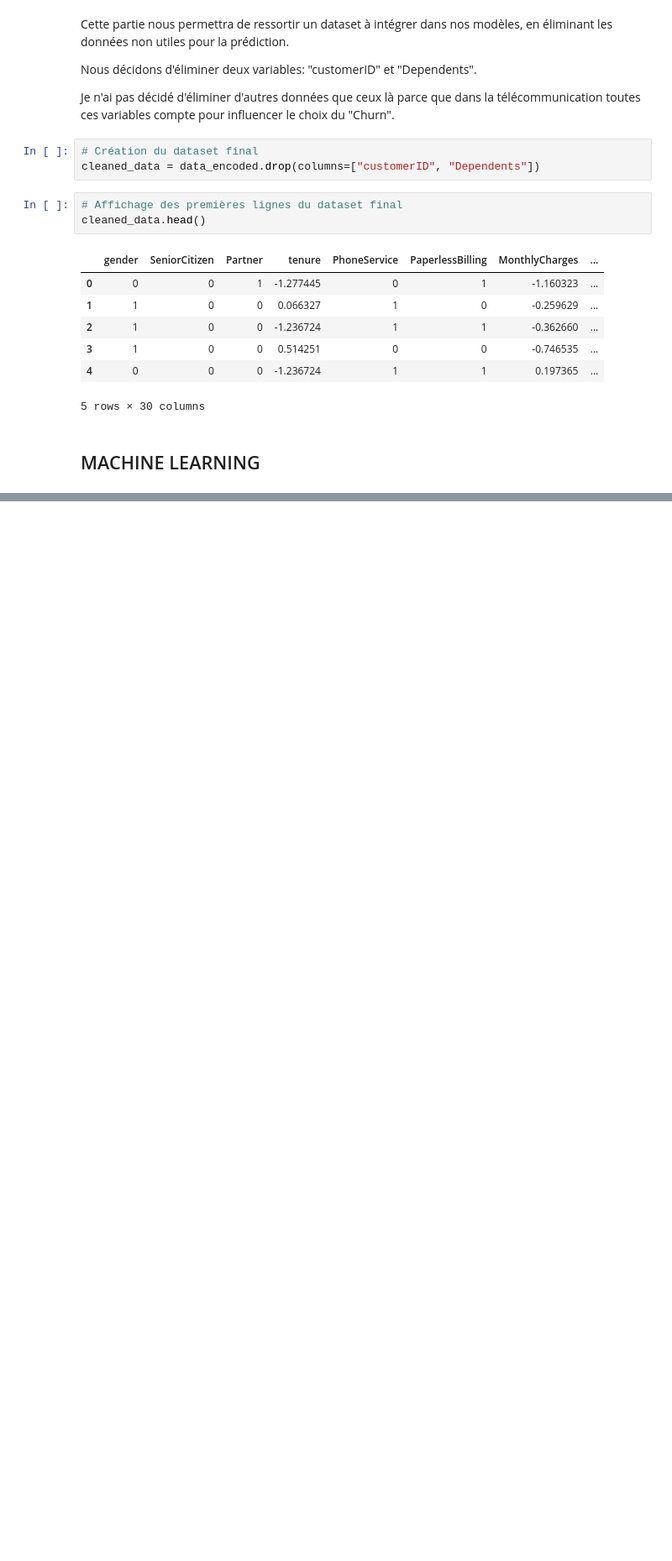
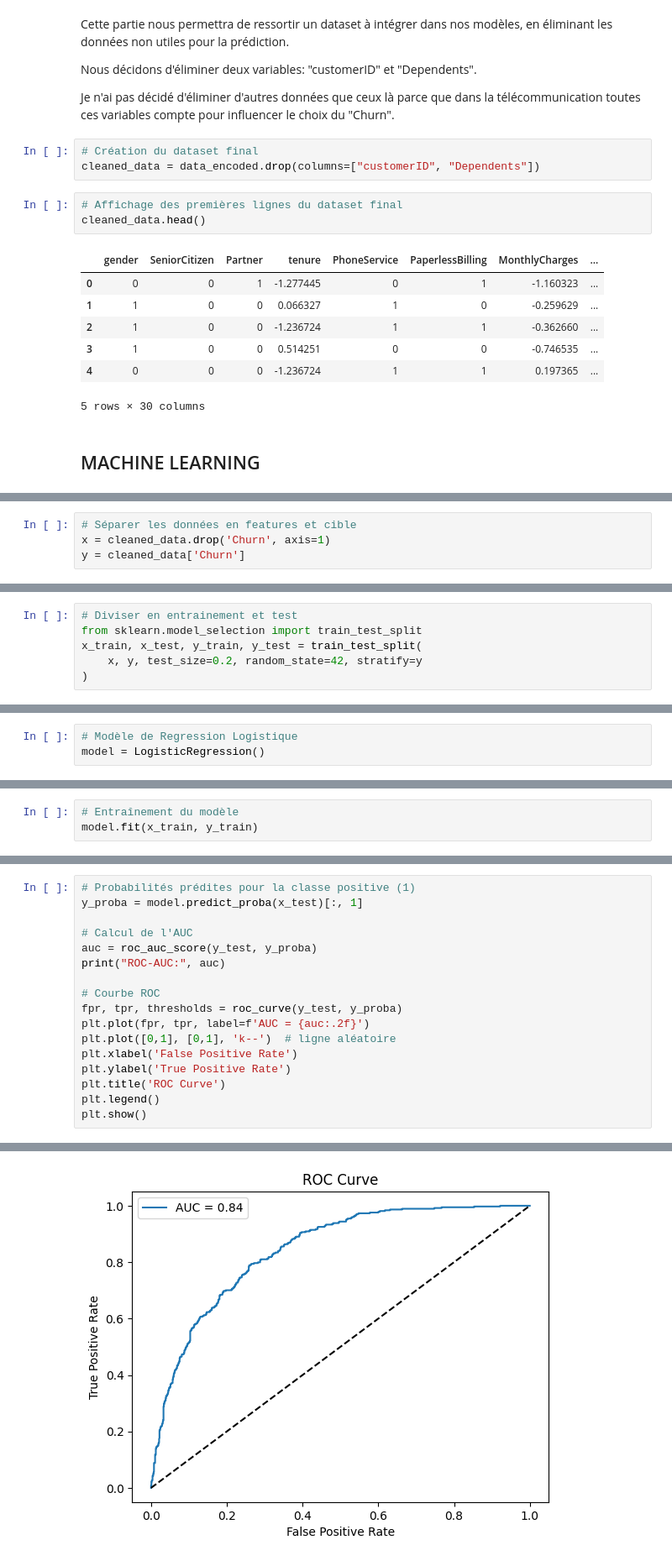
Before and after one commit to Elijoelemile/PREDICTION_DU_CHURN_CLIENT_AVEC_MODELE_DE_MACHINE_LEARNING, a Jupyter notebook: infrastructure/data_lake/raw_data/prediction_du_churn_client.ipynb, the cells around one changed output, grey strips where cells are left out. Shown at 84% size. Cells and saved outputs as stored; diff of their text form; blank space fills up the shorter version.

Commit message:
Réalisation des modèles de Machine Learning

```diff
--- a/infrastructure/data_lake/raw_data/prediction_du_churn_client.ipynb
+++ b/infrastructure/data_lake/raw_data/prediction_du_churn_client.ipynb
@@ -802,0 +815,4 @@ cleaned_data.head()
+# %%
+# Séparer les données en features et cible
+x = cleaned_data.drop('Churn', axis=1)
+y = cleaned_data['Churn']
@@ -802,0 +825,6 @@ cleaned_data.head()
+# %%
+# Diviser en entrainement et test
+from sklearn.model_selection import train_test_split
+x_train, x_test, y_train, y_test = train_test_split(
+    x, y, test_size=0.2, random_state=42, stratify=y
+)
@@ -802,0 +833,3 @@ cleaned_data.head()
+# %%
+# Modèle de Regression Logistique
+model = LogisticRegression()
@@ -802,0 +840,3 @@ cleaned_data.head()
+# %%
+# Entraînement du modèle
+model.fit(x_train, y_train)
@@ -802,0 +866,18 @@ cleaned_data.head()
+# %%
+# Probabilités prédites pour la classe positive (1)
+y_proba = model.predict_proba(x_test)[:, 1]
+
+# Calcul de l'AUC
+auc = roc_auc_score(y_test, y_proba)
+print("ROC-AUC:", auc)
+
+# Courbe ROC
+fpr, tpr, thresholds = roc_curve(y_test, y_proba)
+plt.plot(fpr, tpr, label=f'AUC = {auc:.2f}')
+plt.plot([0,1], [0,1], 'k--')  # ligne aléatoire
+plt.xlabel('False Positive Rate')
+plt.ylabel('True Positive Rate')
+plt.title('ROC Curve')
+plt.legend()
+plt.show()
+# %% [output]
@@ -802,0 +885 @@ cleaned_data.head()
+[figure, added]
```
Also changed, not shown: parts of 35 cells of this notebook.
